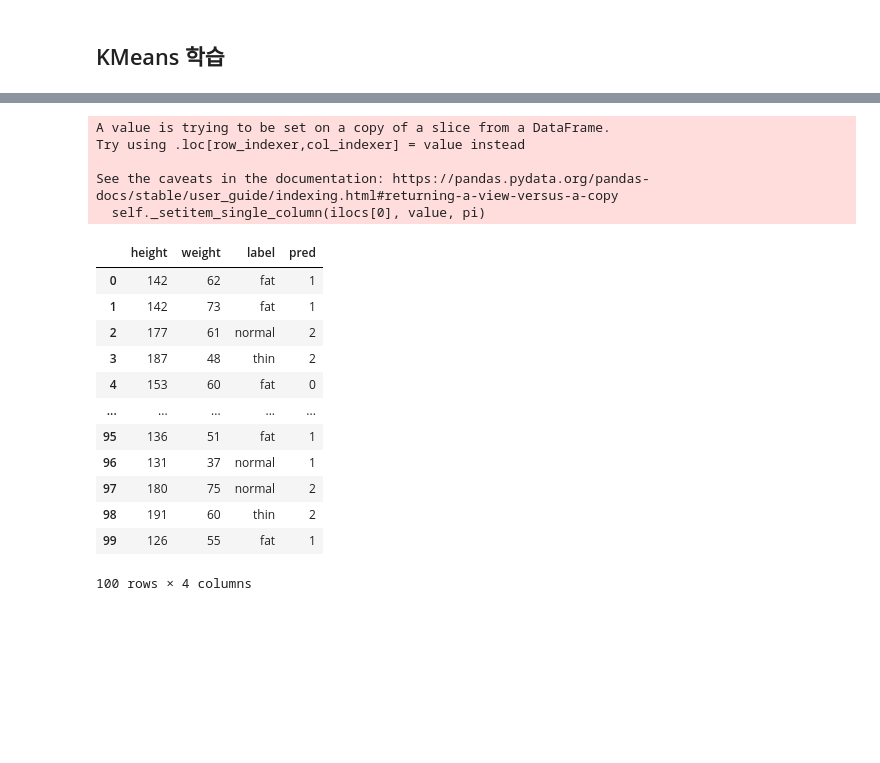
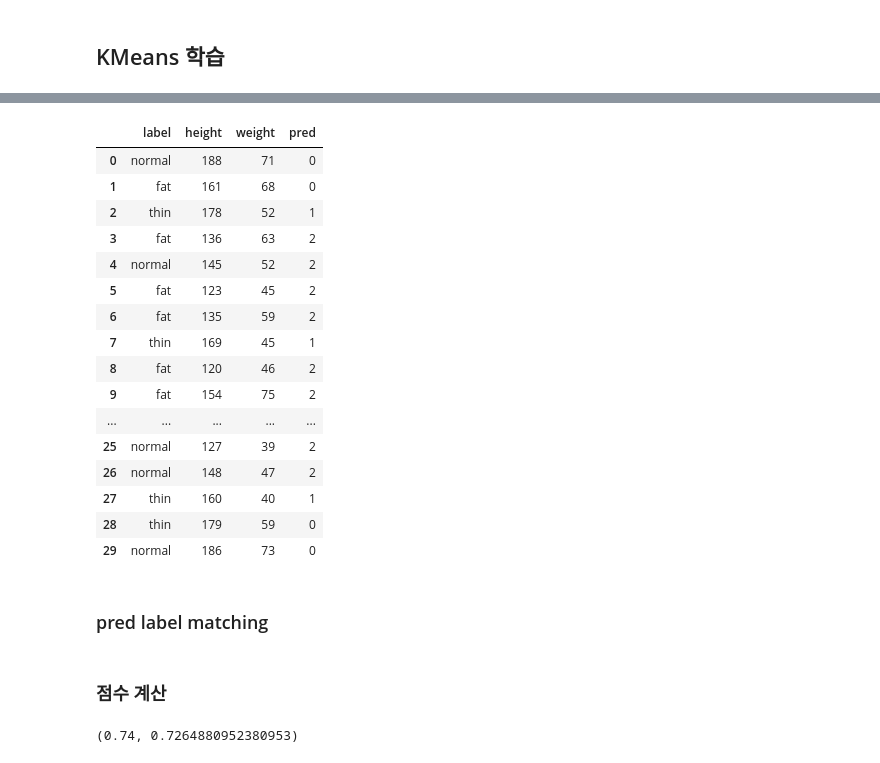
Before and after one commit to tooha289/AI_Example, a Jupyter notebook: bmi.ipynb, the cells around one changed output, grey strips where cells are left out. Cells and saved outputs as stored; diff of their text form; code cells hidden in the pictures; blank space fills up the shorter version.

```diff
--- a/bmi.ipynb
+++ b/bmi.ipynb
@@ -69,7 +70,7 @@ bmi
 100 rows × 3 columns
 # %%
-X_data = bmi.iloc[:, :-1]
-y_data = bmi.iloc[:, -1]
+X_data = bmi.iloc[:, 1:]
+y_data = bmi.iloc[:, 0]
 # %% [markdown]
 ## 데이터 시각화
 # %%
@@ -105,22 +122,23 @@ array([1, 1, 2, 2, 0, 2, 0, 2, 2, 2, 1, 1, 2, 2, 1, 0, 1, 1, 0, 1, 1, 2,
 # %%
 bmi.loc[:, 'pred'] = pred
-bmi
+bmi.head(30)
 # %% [output]
-A value is trying to be set on a copy of a slice from a DataFrame.
-Try using .loc[row_indexer,col_indexer] = value instead
-
-See the caveats in the documentation: https://pandas.pydata.org/pandas-docs/stable/user_guide/indexing.html#returning-a-view-versus-a-copy
-  self._setitem_single_column(ilocs[0], value, pi)
-|  | height | weight | label | pred |
-| 0 | 142 | 62 | fat | 1 |
-| 1 | 142 | 73 | fat | 1 |
-| 2 | 177 | 61 | normal | 2 |
-| 3 | 187 | 48 | thin | 2 |
-| 4 | 153 | 60 | fat | 0 |
+|  | label | height | weight | pred |
+| 0 | normal | 188 | 71 | 0 |
+| 1 | fat | 161 | 68 | 0 |
+| 2 | thin | 178 | 52 | 1 |
+| 3 | fat | 136 | 63 | 2 |
+| 4 | normal | 145 | 52 | 2 |
+| 5 | fat | 123 | 45 | 2 |
+| 6 | fat | 135 | 59 | 2 |
+| 7 | thin | 169 | 45 | 1 |
+| 8 | fat | 120 | 46 | 2 |
+| 9 | fat | 154 | 75 | 2 |
 | ... | ... | ... | ... | ... |
-| 95 | 136 | 51 | fat | 1 |
-| 96 | 131 | 37 | normal | 1 |
-| 97 | 180 | 75 | normal | 2 |
-| 98 | 191 | 60 | thin | 2 |
-| 99 | 126 | 55 | fat | 1 |
+| 25 | normal | 127 | 39 | 2 |
+| 26 | normal | 148 | 47 | 2 |
+| 27 | thin | 160 | 40 | 1 |
+| 28 | thin | 179 | 59 | 0 |
+| 29 | normal | 186 | 73 | 0 |
-100 rows × 4 columns
+# %% [markdown]
+### pred label matching
@@ -127,3 +149,11 @@ See the caveats in the documentation: https://pandas.pydata.org/pandas-docs/stab
+# %% [markdown]
+### 점수 계산
+# %%
+acc_score = accuracy_score(bmi['label'], bmi['pred'])
+f1score = f1_score(bmi['label'], bmi['pred'], average='macro')
+acc_score, f1score
+# %% [output]
+(0.74, 0.7264880952380953)
 # %%
 plt.scatter(data=bmi, x='height', y='weight', c='pred')
 plt.xlabel("Height")
```
Also changed, not shown: parts of 20 cells of this notebook, 4 other files.
